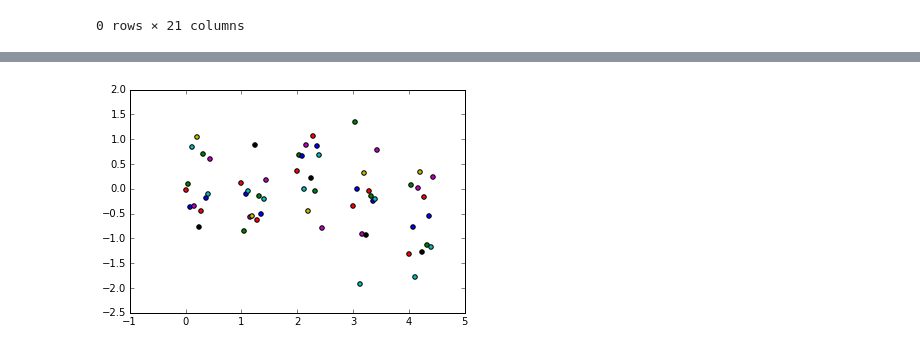
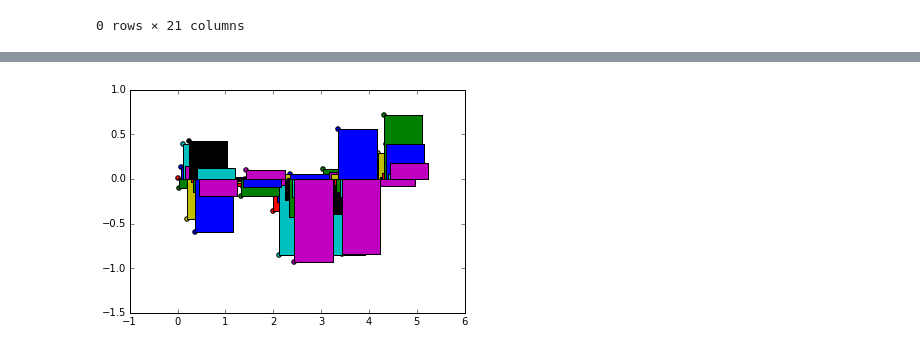
Before and after one commit to tiyd-python-2015-05/honey-nut-clusters, a Jupyter notebook: clustering_analysis.ipynb, the cells around one changed output, grey strips where cells are left out. Cells and saved outputs as stored; diff of their text form; code cells hidden in the pictures.

```diff
--- a/clustering_analysis.ipynb
+++ b/clustering_analysis.ipynb
@@ -182,4 +182,4 @@ print(clusters)
 # %%
-columns = df.ix[:,:-2].columns
+columns = df.columns #ix[:,:-2].columns
 index = df.index
 ss = pd.DataFrame(scaled, columns=columns, index=index) #scaled version
@@ -275,16 +273,16 @@ ss
 # %%
 aggs = grouped.ix[:,:-9].groupby(level='label').agg(['mean', 'std'])
 means = grouped.groupby(level='label').mean()
 # print(means)
 # means.plot(kind='line', figsize=(20,10))
 # plt.scatter(aggs.index, aggs['sugars'])
 # plt.scatter(means.index, means['carbo'])
 aggs['sugars']['std']
 cols = [col[0] for col in aggs.columns[::2]]
 colors ='rgbcmykrgbcmykrgbcmyk'
 for i,col in enumerate(cols):
     plt.scatter(x=aggs.index+i/25, y=aggs[col]['mean'], c=colors[i]) #yerr=cols)
-#     plt.bar(left=aggs.index+i/25, height=aggs[col]['mean'], color=colors[i])
+    plt.bar(left=aggs.index+i/25, height=aggs[col]['mean'], color=colors[i])
 # %% [output]
-[figure, old version]
+[figure, new version]
 # %%
```
Also changed, not shown: parts of 7 cells of this notebook.
